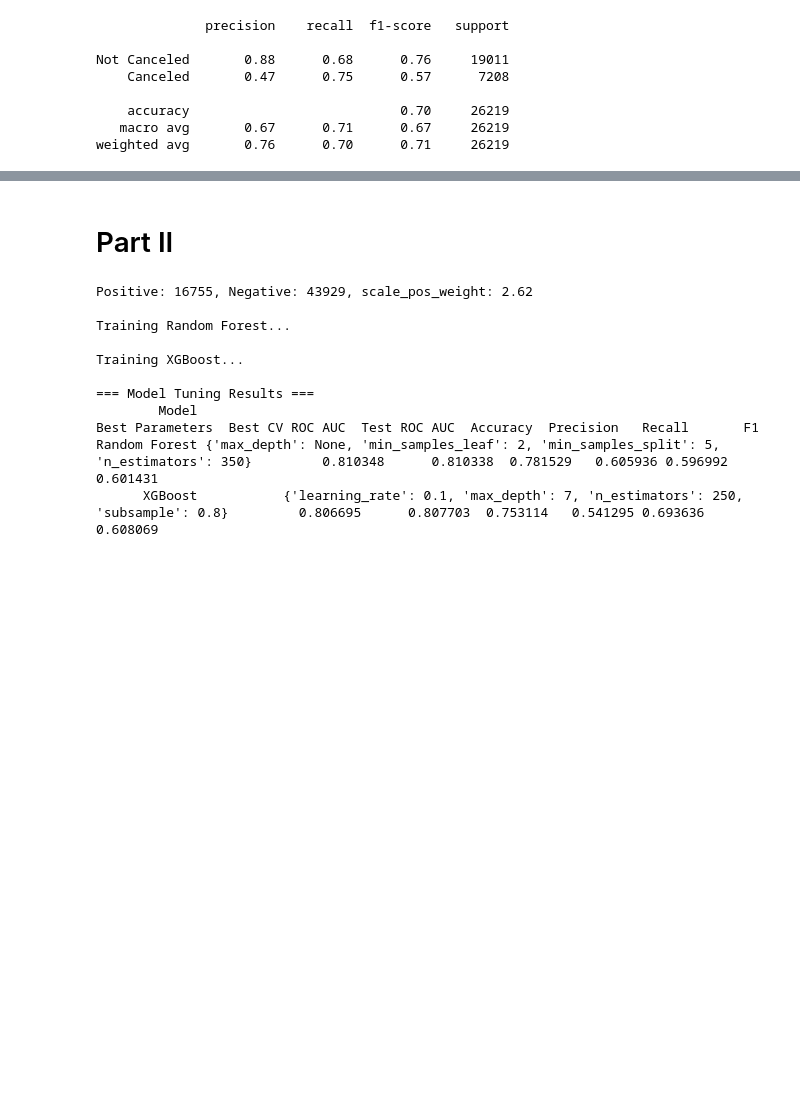
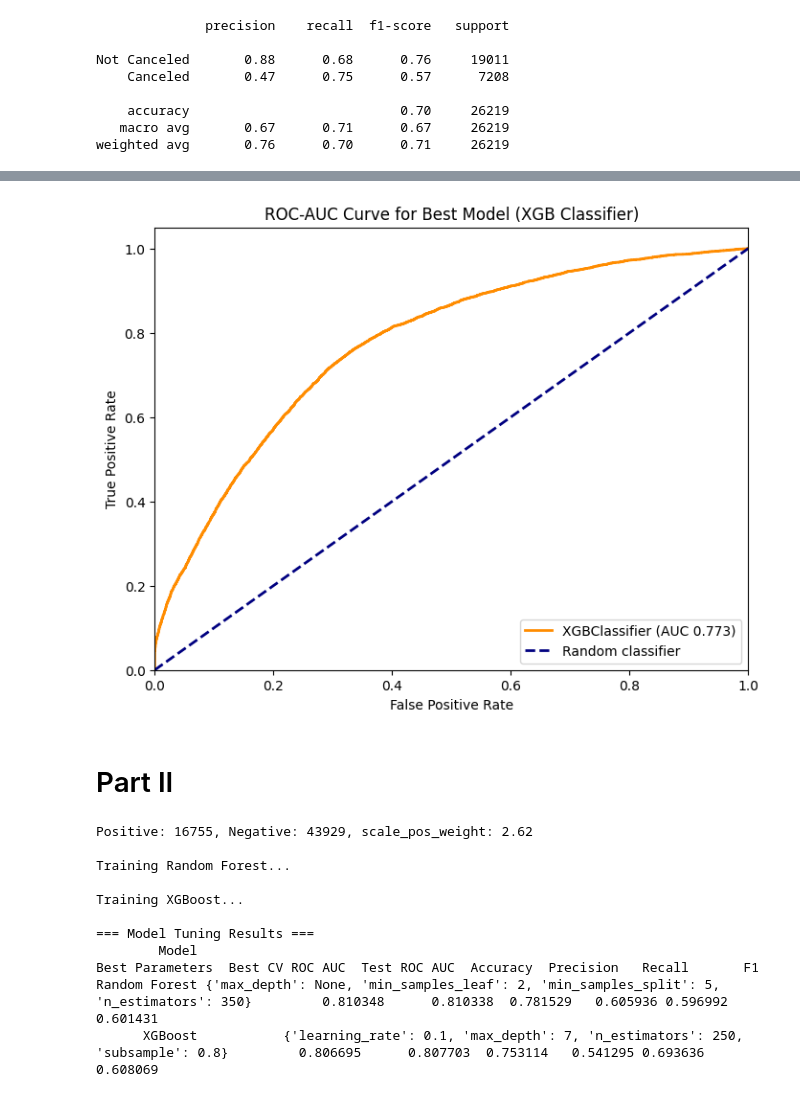
Before and after one commit to eugenekiepeeh/hotel_business_analytics, a Jupyter notebook: Modeling_Cancellation/hotel_booking_cancellation_models-2.ipynb, the cells around one changed output, grey strips where cells are left out. Drawn from its saved outputs; the diff is of its cells as text; code cells hidden in the pictures; blank space fills up the shorter version.

```diff
--- a/Modeling_Cancellation/hotel_booking_cancellation_models-2.ipynb
+++ b/Modeling_Cancellation/hotel_booking_cancellation_models-2.ipynb
@@ -481,5 +664,24 @@ pd.DataFrame(y_pred_proba)
 # %%
 # ROC AUC
+model_name_2 = type(best_model_2).__name__
+model_predict_proba = best_model_2.predict_proba(X_test)[:,1]
+
+fpr_best_2, tpr_best_2, _ = roc_curve(y_test, model_predict_proba)
+roc_auc_best_2 = roc_auc_score(y_test, model_predict_proba)
+
+plt.figure(figsize=(8,6))
+plt.plot(fpr_best_2, tpr_best_2, color = 'darkorange', lw=2,
+    label = f"{model_name_2} (AUC {roc_auc_best_2:.3f})")
+plt.plot([0, 1], [0, 1], color="navy", lw=2, linestyle="--", label="Random classifier")
+plt.xlim([0.0, 1.0])
+plt.ylim([0.0, 1.05])
+plt.xlabel("False Positive Rate")
+plt.ylabel("True Positive Rate")
+plt.title("ROC-AUC Curve for Best Model (XGB Classifier)")
+plt.legend(loc = 4)
+plt.show()
+# %% [output]
+[figure, added]
 # %% [markdown]
 # Part II
 # %%
```
Also changed, not shown: parts of 29 cells of this notebook.
